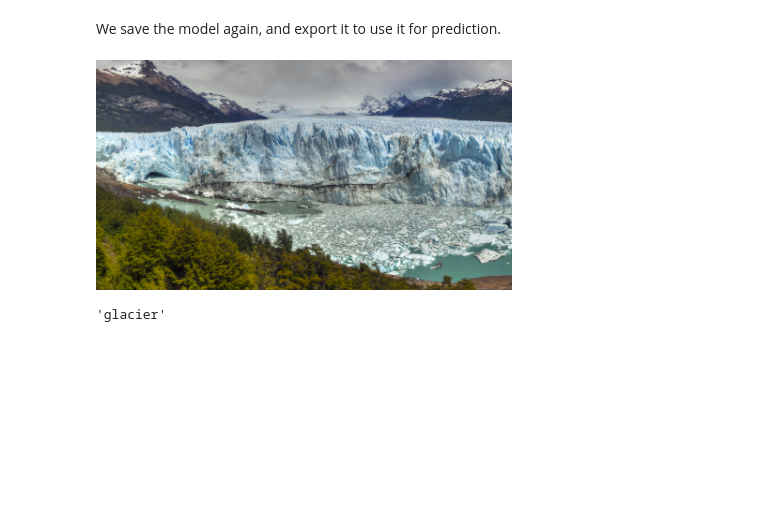
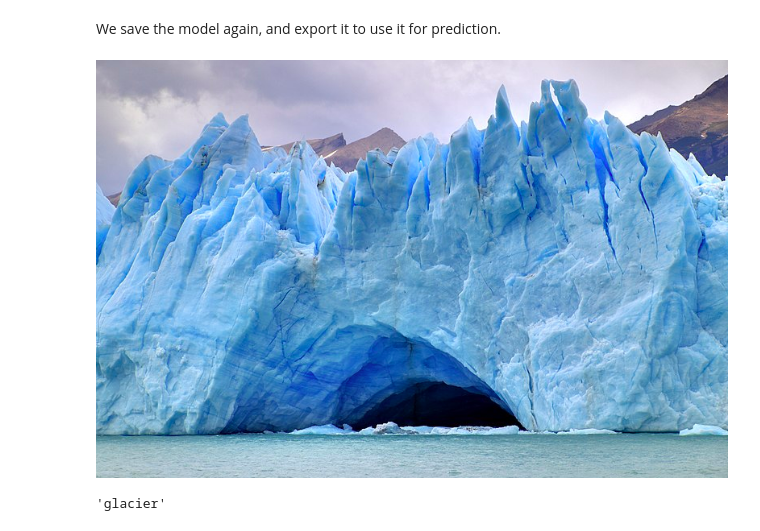
Before and after one commit to avanishkumar1994/Intel-Landscape-Image-Classifier, a Jupyter notebook: Intel_Landscape_Image_Classifier.ipynb, the cells around one changed output. Drawn from its saved outputs; the diff is of its cells as text; code cells hidden in the pictures; blank space fills up the shorter version.

```diff
--- a/Intel_Landscape_Image_Classifier.ipynb
+++ b/Intel_Landscape_Image_Classifier.ipynb
@@ -186,8 +186,8 @@ learn.export()
 # %%
 defaults.device = torch.device('cpu')
 # %%
-path_test=path/'MyTestImages/Glacier 2.png'
+path_test=path/'testimage.png'
 img = open_image(path_test)
 img
 # %% [output]
-[figure, old version]
+[figure, new version]
```
Also changed, not shown: parts of 3 cells of this notebook.
